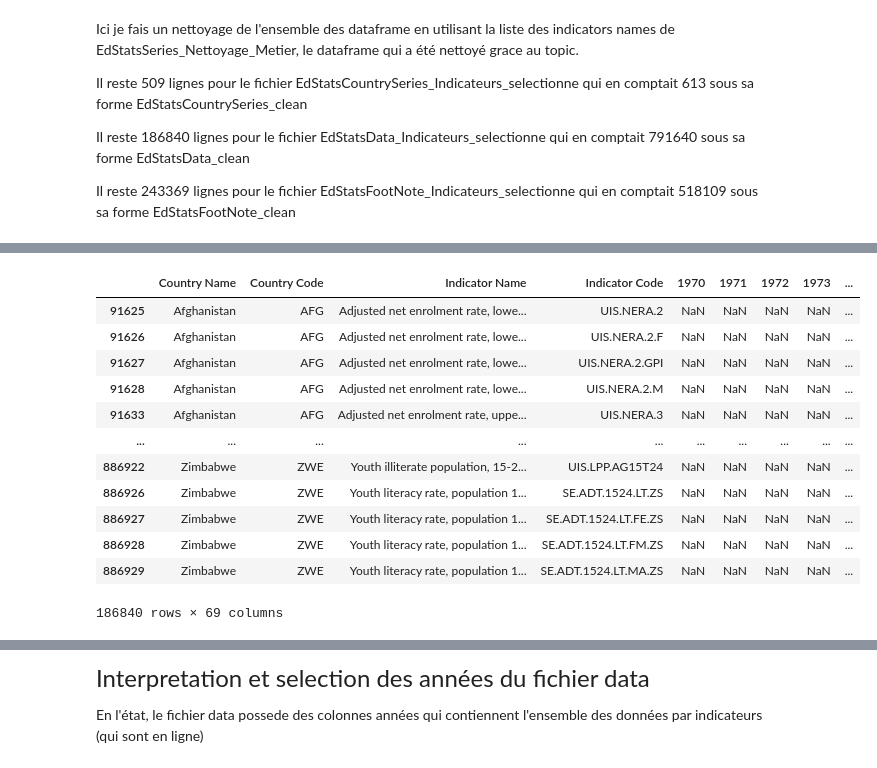
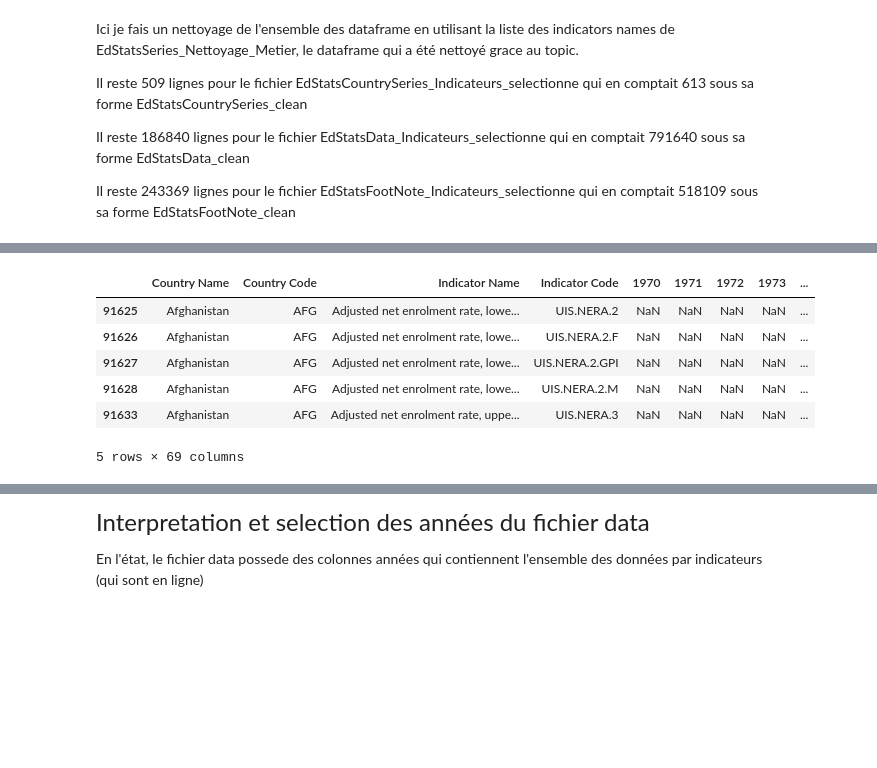
Before and after one commit to Thomas-Auvin/Projet2, a Jupyter notebook: Projet-2.ipynb, the cells around one changed output, grey strips where cells are left out. Cells and saved outputs as stored; diff of their text form; code cells hidden in the pictures; blank space fills up the shorter version.

```diff
--- a/Projet-2.ipynb
+++ b/Projet-2.ipynb
@@ -481,21 +475,15 @@ EdStatsCountrySeries_clean
 # %%
 EdStatsData_Indicateurs_selectionne = EdStatsData_clean[EdStatsData_clean['Indicator Code'].isin(Nom_indicateur_a_retenir)]
-EdStatsData_Indicateurs_selectionne
+EdStatsData_Indicateurs_selectionne.head()
 #EdStatsData_clean
 # %% [output]
 |  | Country Name | Country Code | Indicator Name | Indicator Code | 1970 | 1971 | 1972 | 1973 | ... |
 | 91625 | Afghanistan | AFG | Adjusted net enrolment rate, lowe... | UIS.NERA.2 | NaN | NaN | NaN | NaN | ... |
 | 91626 | Afghanistan | AFG | Adjusted net enrolment rate, lowe... | UIS.NERA.2.F | NaN | NaN | NaN | NaN | ... |
 | 91627 | Afghanistan | AFG | Adjusted net enrolment rate, lowe... | UIS.NERA.2.GPI | NaN | NaN | NaN | NaN | ... |
 | 91628 | Afghanistan | AFG | Adjusted net enrolment rate, lowe... | UIS.NERA.2.M | NaN | NaN | NaN | NaN | ... |
 | 91633 | Afghanistan | AFG | Adjusted net enrolment rate, uppe... | UIS.NERA.3 | NaN | NaN | NaN | NaN | ... |
-| ... | ... | ... | ... | ... | ... | ... | ... | ... | ... |
-| 886922 | Zimbabwe | ZWE | Youth illiterate population, 15-2... | UIS.LPP.AG15T24 | NaN | NaN | NaN | NaN | ... |
-| 886926 | Zimbabwe | ZWE | Youth literacy rate, population 1... | SE.ADT.1524.LT.ZS | NaN | NaN | NaN | NaN | ... |
-| 886927 | Zimbabwe | ZWE | Youth literacy rate, population 1... | SE.ADT.1524.LT.FE.ZS | NaN | NaN | NaN | NaN | ... |
-| 886928 | Zimbabwe | ZWE | Youth literacy rate, population 1... | SE.ADT.1524.LT.FM.ZS | NaN | NaN | NaN | NaN | ... |
-| 886929 | Zimbabwe | ZWE | Youth literacy rate, population 1... | SE.ADT.1524.LT.MA.ZS | NaN | NaN | NaN | NaN | ... |
-186840 rows × 69 columns
+5 rows × 69 columns
 # %%
 EdStatsFootNote_Indicateurs_selectionne = EdStatsFootNote_clean[EdStatsFootNote_clean['SeriesCode'].isin(Nom_indicateur_a_retenir)]
 EdStatsFootNote_Indicateurs_selectionne
```
Also changed, not shown: parts of 21 cells of this notebook.
